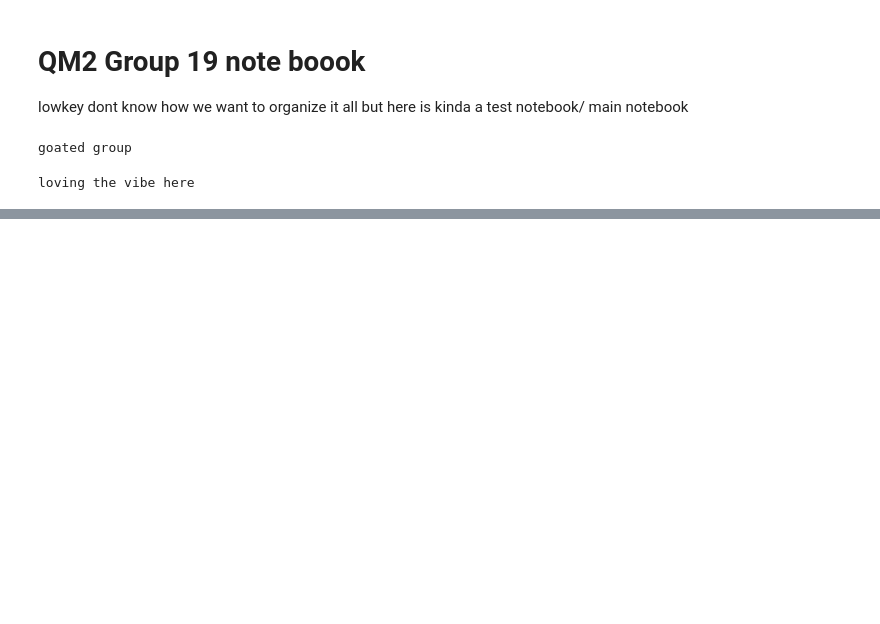
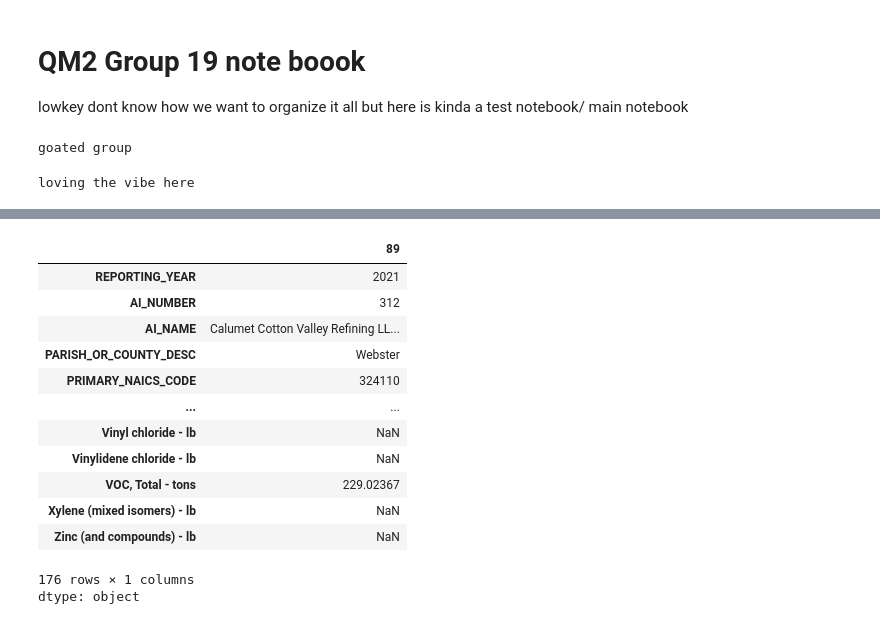
Before and after one commit to emetcalf-vas/Group19_QM2, a Jupyter notebook: Group19_QM2_main.ipynb, the cells around one changed output, grey strips where cells are left out. Saved outputs shown, nothing was run; the diff lists cells and outputs as text; code cells hidden in the pictures; blank space fills up the shorter version.

```diff
--- a/Group19_QM2_main.ipynb
+++ b/Group19_QM2_main.ipynb
@@ -14,0 +47,17 @@ loving the vibe here
+# %%
+annual_LA_emissions.loc[89]
+# %% [output]
+|  | 89 |
+| REPORTING_YEAR | 2021 |
+| AI_NUMBER | 312 |
+| AI_NAME | Calumet Cotton Valley Refining LL... |
+| PARISH_OR_COUNTY_DESC | Webster |
+| PRIMARY_NAICS_CODE | 324110 |
+| ... | ... |
+| Vinyl chloride - lb | NaN |
+| Vinylidene chloride - lb | NaN |
+| VOC, Total - tons | 229.02367 |
+| Xylene (mixed isomers) - lb | NaN |
+| Zinc (and compounds) - lb | NaN |
+176 rows × 1 columns
+dtype: object
```
Also changed, not shown: parts of 5 cells of this notebook.
